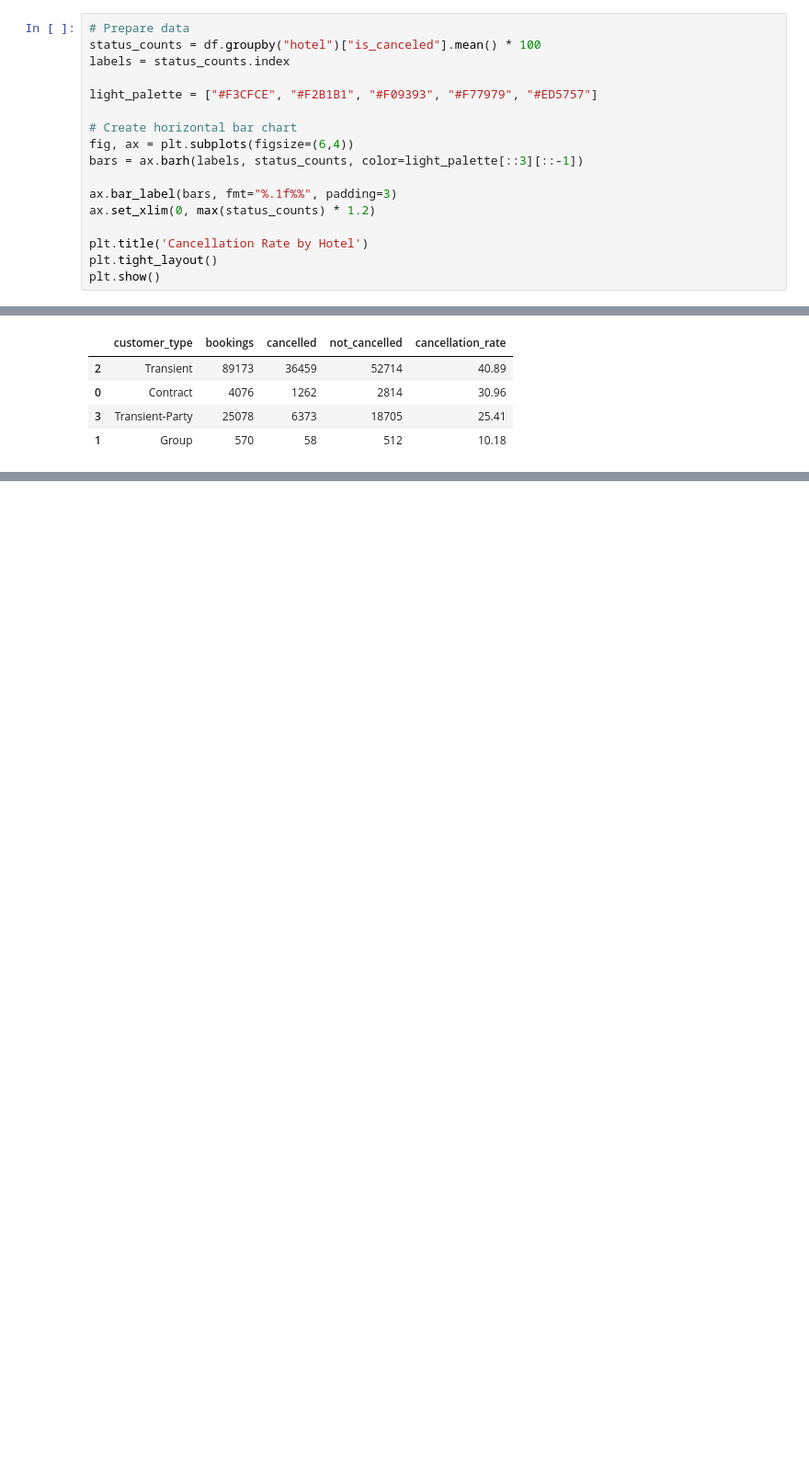
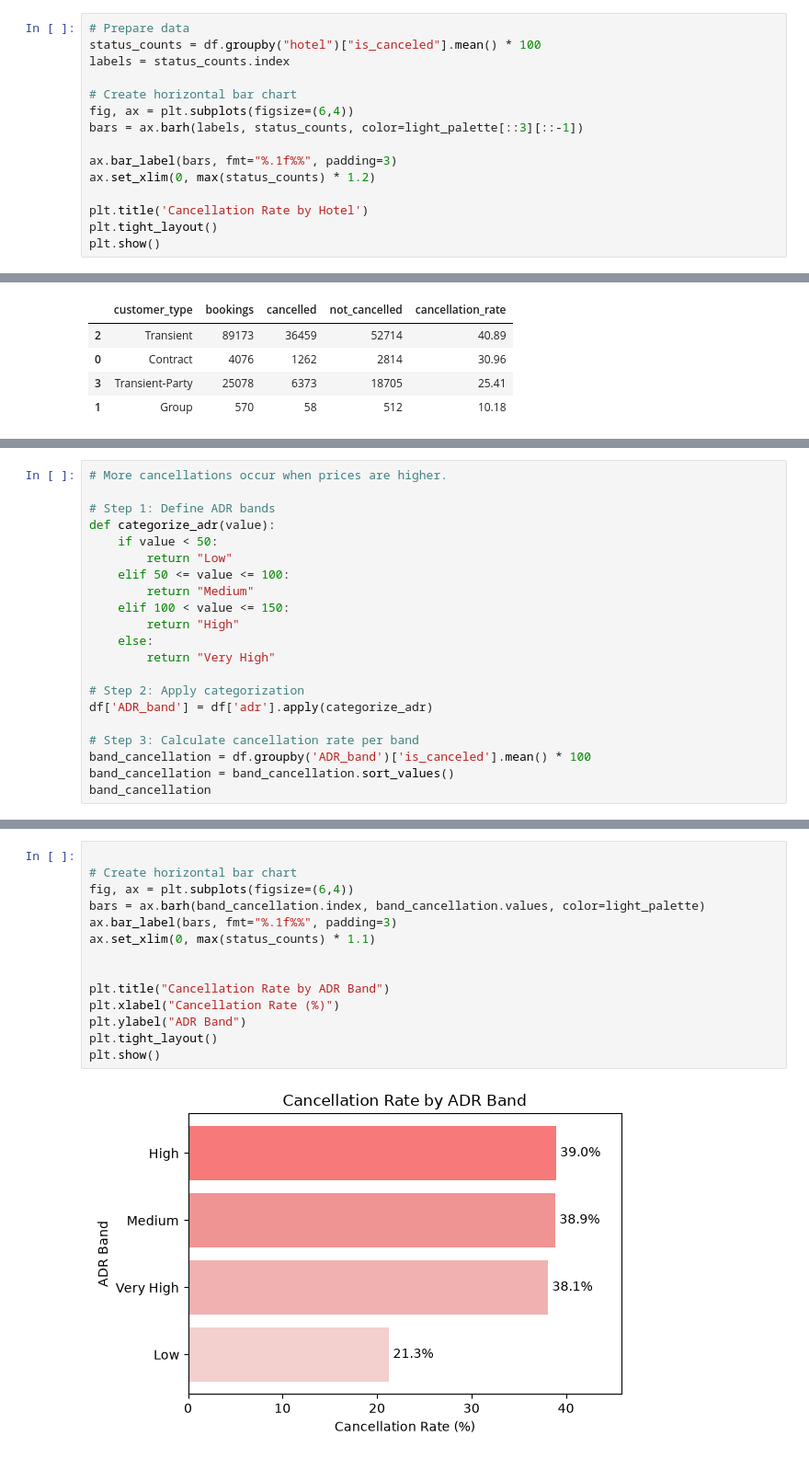
Before and after one commit to Fatima-Zehra-DA/Hotel-Booking-Cancellation-Analysis-Python-PowerBI, a Jupyter notebook: Notebooks/Hotel_Booking_Cancellation_Analysis.ipynb, the cells around one changed output, grey strips where cells are left out. Shown at 92% size. Cells and saved outputs as stored; diff of their text form; blank space fills up the shorter version.

Commit message:
Cancellation Rate by ADR / Price Level

```diff
--- a/Notebooks/Hotel_Booking_Cancellation_Analysis.ipynb
+++ b/Notebooks/Hotel_Booking_Cancellation_Analysis.ipynb
@@ -331,8 +331,6 @@ np.float64(13.73)
 # Prepare data
 status_counts = df.groupby("hotel")["is_canceled"].mean() * 100
 labels = status_counts.index
-
-light_palette = ["#F3CFCE", "#F2B1B1", "#F09393", "#F77979", "#ED5757"]
 
 # Create horizontal bar chart
 fig, ax = plt.subplots(figsize=(6,4))
@@ -820,0 +821,21 @@ plt.show()
+# %%
+# More cancellations occur when prices are higher.
+
+# Step 1: Define ADR bands
+def categorize_adr(value):
+    if value < 50:
+        return "Low"
+    elif 50 <= value <= 100:
+        return "Medium"
+    elif 100 < value <= 150:
+        return "High"
+    else:
+        return "Very High"
+
+# Step 2: Apply categorization
+df['ADR_band'] = df['adr'].apply(categorize_adr)
+
+# Step 3: Calculate cancellation rate per band
+band_cancellation = df.groupby('ADR_band')['is_canceled'].mean() * 100
+band_cancellation = band_cancellation.sort_values()
+band_cancellation
@@ -820,0 +849,16 @@ plt.show()
+# %%
+
+# Create horizontal bar chart
+fig, ax = plt.subplots(figsize=(6,4))
+bars = ax.barh(band_cancellation.index, band_cancellation.values, color=light_palette)
+ax.bar_label(bars, fmt="%.1f%%", padding=3)
+ax.set_xlim(0, max(status_counts) * 1.1)
+
+
+plt.title("Cancellation Rate by ADR Band")
+plt.xlabel("Cancellation Rate (%)")
+plt.ylabel("ADR Band")
+plt.tight_layout()
+plt.show()
+# %% [output]
+[figure, added]
```
Also changed, not shown: parts of 2 cells of this notebook.
